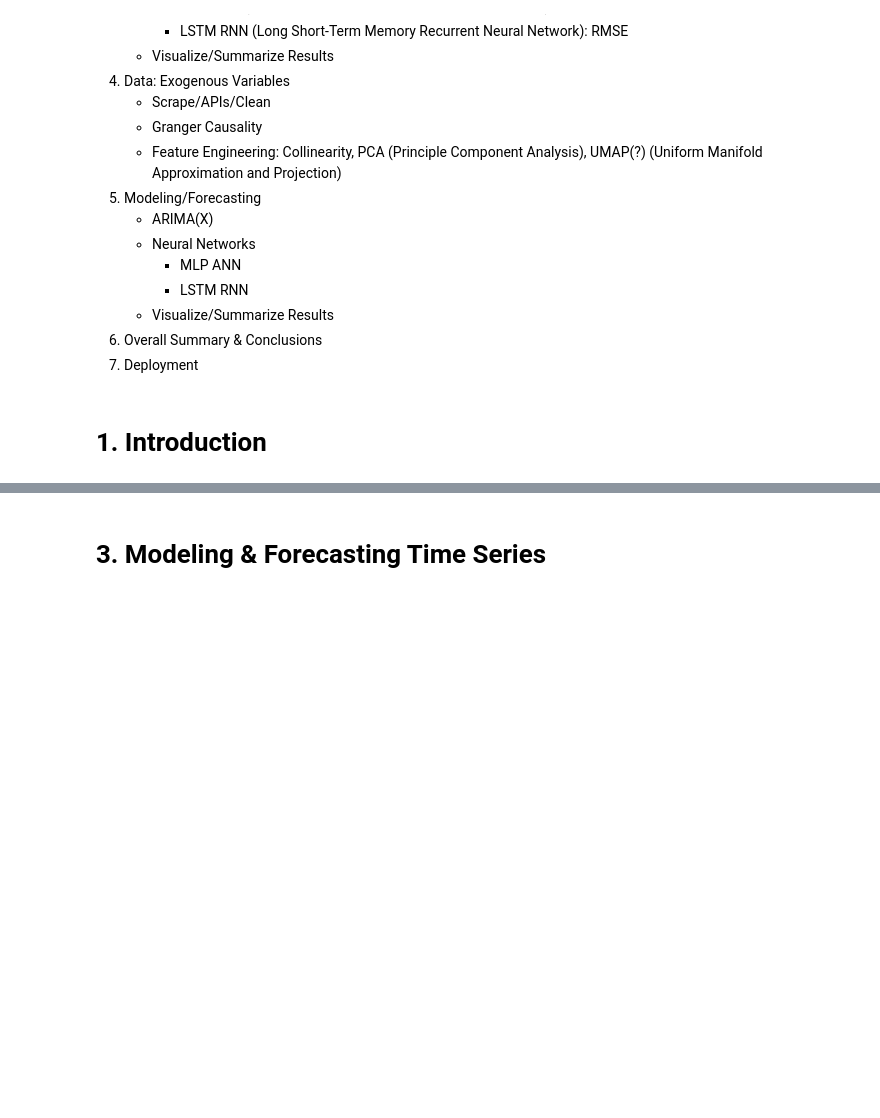
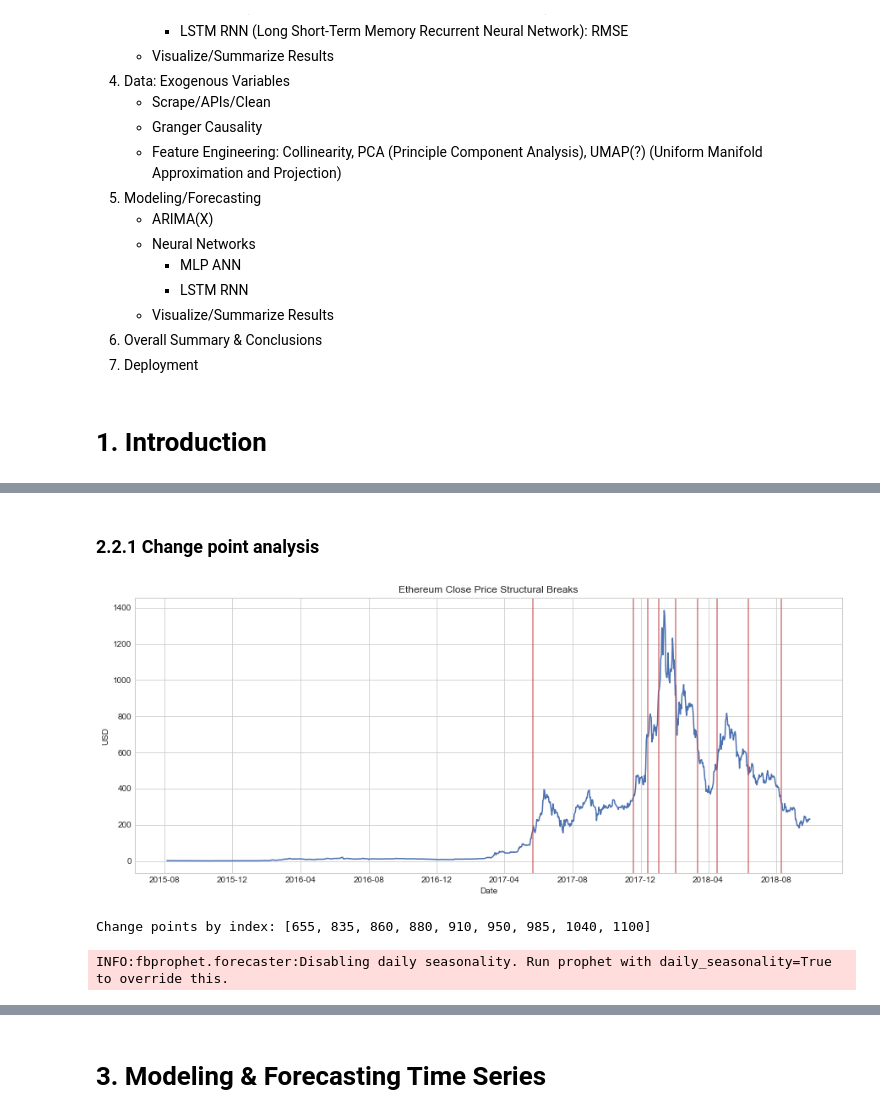
Before and after one commit to brianmcguckin/thinkful_final_capstone, a Jupyter notebook: Ethereum Time Series Analysis.ipynb, the cells around one changed output, grey strips where cells are left out. Saved outputs shown, nothing was run; the diff lists cells and outputs as text; code cells hidden in the pictures; blank space fills up the shorter version.

Commit message:
updated structural breaks

```diff
--- a/Ethereum Time Series Analysis.ipynb
+++ b/Ethereum Time Series Analysis.ipynb
@@ -237,0 +359,36 @@ for coin, df in coins_d.items():
+# %% [markdown]
+### 2.2.1 Change point analysis
+# %%
+cpts = rpt.Pelt(model='rbf').fit_predict(pd.DataFrame(ts.eth_close), pen=10)
+
+fig, ax = plt.subplots(figsize=(15,6))
+ax.set_title('Ethereum Close Price Structural Breaks')
+ax.plot(
+    ts.index.values,
+    ts.eth_close,
+    color=colors[0]
+)
+for cpt in cpts[:-1]:
+    plt.axvline(
+        x=ts.index.values[cpt],
+        color=colors[2],
+        alpha=.75
+    )
+ax.set_ylabel('USD')
+ax.set_xlabel('Date')
+
+plt.show()
+
+print('Change points by index: {}'.format(cpts[:-1]))
+# %% [output]
+[figure, added]
+Change points by index: [655, 835, 860, 880, 910, 950, 985, 1040, 1100]
+# %%
+from fbprophet import Prophet
+
+ts_prophet = ts.copy().reset_index()
+ts_prophet.columns = (['ds', 'y'])
+
+m = Prophet().fit(ts_prophet)
+# %% [output]
+INFO:fbprophet.forecaster:Disabling daily seasonality. Run prophet with daily_seasonality=True to override this.
```
Also changed, not shown: parts of 25 cells of this notebook, 1 other file.
